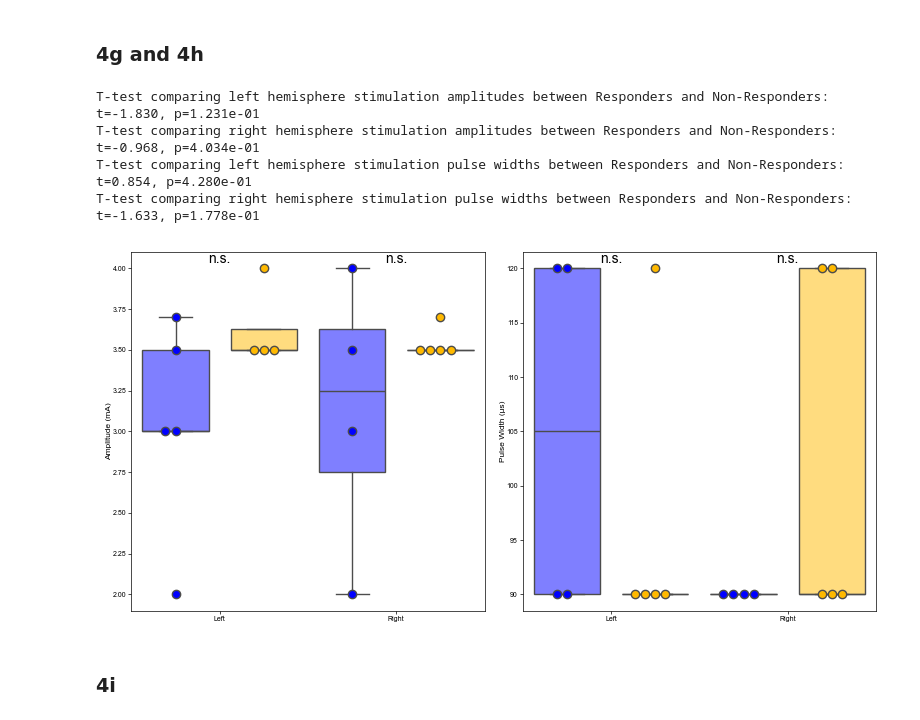
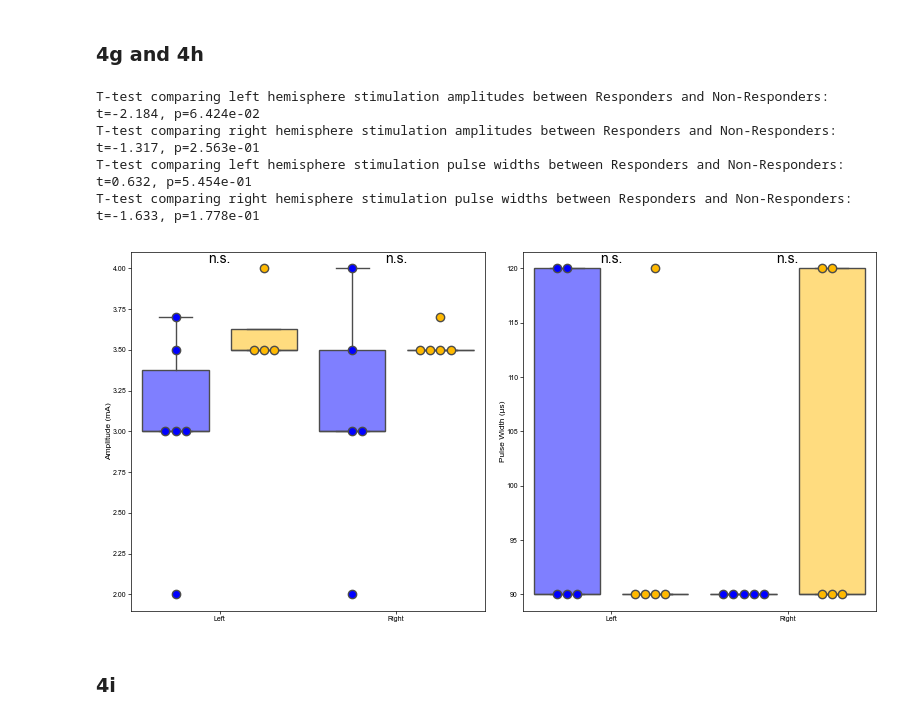
Before and after one commit to ProvenzaLab/PerceptPredictability, a Jupyter notebook: process_data.ipynb, the cells around one changed output. Drawn from its saved outputs; the diff is of its cells as text; code cells hidden in the pictures.

Commit message:
save data tables from figures

```diff
--- a/process_data.ipynb
+++ b/process_data.ipynb
@@ -1379,17 +1379,20 @@ T-test comparing % of post-DBS days above threshold between Responders and Non-R
 ### 4f
 # %%
 feature = 'delta_lfp_left_OvER_interpolate_R2'
+box_stats = pd.DataFrame(columns=['pt_id', 'response_status', 'first_14d_avg_delta_R2'])
 r_vals, nr_vals = [], []
 for pt_id, pt_df in df.dropna(subset=[feature]).groupby('pt_id'):
     response_status = pt_df['response_status'].iloc[0]
-    if response_status == 'Unknown':
-        continue
 
     first_14d_df = pt_df.query('days_since_dbs > 0 and days_since_dbs <= 14').groupby('days_since_dbs').head(1)
     first_14d_avg_feature = first_14d_df[feature].mean()
+
+    box_stats.loc[len(box_stats)] = [pt_id, response_status, first_14d_avg_feature]
+
     if pd.isna(first_14d_avg_feature):
-        continue
-
+            continue
+    if response_status == 'Unknown':
+            continue
     if response_status == 'Responder':
         r_vals.append(first_14d_avg_feature)
     else:
@@ -1414,6 +1417,7 @@ ax.set(
 
 fig.tight_layout()
 fig.savefig('figures/4f.svg', bbox_inches='tight', pad_inches=0)
+box_stats.to_excel('tables/first_14d_avg_delta_R2.xlsx', index=False)
 plt.show()
 # %% [output]
 T-test between responders and non-responders: t=-3.07, p=1.697e-02
@@ -1421,9 +1425,10 @@ T-test between responders and non-responders: t=-3.07, p=1.697e-02
 # %% [markdown]
 ### 4g and 4h
 # %%
+stim_setting_table = pd.DataFrame(columns=['pt_id', 'response_status', 'left_amp', 'right_amp', 'left_pw', 'right_pw'])
 r_left_amps, r_right_amps, nr_left_amps, nr_right_amps = [], [], [], []
 r_left_pws, r_right_pws, nr_left_pws, nr_right_pws = [], [], [], []
-for pt_id in (nr_pts + r_pts):
+for pt_id in df.pt_id.unique():
     pt_df = df.query('pt_id == @pt_id and days_since_dbs == 14').copy()
     if pt_df.empty:
         continue
@@ -1438,6 +1443,9 @@ for pt_id in (nr_pts + r_pts):
         right_pw = pt_df.dropna(subset='active_right_pulse_width').iloc[-1]['active_right_pulse_width']
     except IndexError:
         right_pw = np.nan
+
+    stim_setting_table.loc[len(stim_setting_table)] = [pt_id, response_status, left_amp, right_amp, left_pw, right_pw]
+
     if response_status == 'Responder':
         if not np.isnan(left_amp):
             r_left_amps.append(left_amp)
@@ -1447,7 +1455,7 @@ for pt_id in (nr_pts + r_pts):
             r_left_pws.append(left_pw)
         if not np.isnan(right_pw):
             r_right_pws.append(right_pw)
-    else:
+    elif response_status == 'Non-Responder':
         if not np.isnan(left_amp):
             nr_left_amps.append(left_amp)
         if not np.isnan(right_amp):
@@ -1477,37 +1485,38 @@ fig, axs = plt.subplots(ncols=2, figsize=(8, 4))
 plot_box_and_swarmplot(0, r_left_amps, axs[0], color=COL_PAL['Responder'], alpha=0.5)
 plot_box_and_swarmplot(1, nr_left_amps, axs[0], color=COL_PAL['Non-Responder'], alpha=0.5)
 plot_box_and_swarmplot(2, r_right_amps, axs[0], color=COL_PAL['Responder'], alpha=0.5)
 plot_box_and_swarmplot(3, nr_right_amps, axs[0], color=COL_PAL['Non-Responder'], alpha=0.5)
 plot_box_and_swarmplot(0, r_left_pws, axs[1], color=COL_PAL['Responder'], alpha=0.5)
 plot_box_and_swarmplot(1, nr_left_pws, axs[1], color=COL_PAL['Non-Responder'], alpha=0.5)
 plot_box_and_swarmplot(2, r_right_pws, axs[1], color=COL_PAL['Responder'], alpha=0.5)
 plot_box_and_swarmplot(3, nr_right_pws, axs[1], color=COL_PAL['Non-Responder'], alpha=0.5)
 
 axs[0].text(0.5, 1, left_amp_asterisk_str, ha='center', va='top', transform=axs[0].get_xaxis_transform())
 axs[0].text(2.5, 1, right_amp_asterisk_str, ha='center', va='top', transform=axs[0].get_xaxis_transform())
 axs[1].text(0.5, 1, left_pw_asterisk_str, ha='center', va='top', transform=axs[1].get_xaxis_transform())
 axs[1].text(2.5, 1, right_pw_asterisk_str, ha='center', va='top', transform=axs[1].get_xaxis_transform())
 
 axs[0].set(
     xticks=[0.5, 2.5],
     xticklabels=['Left', 'Right'],
     ylabel='Amplitude (mA)',
 )
 axs[1].set(
     xticks=[0.5, 2.5],
     xticklabels=['Left', 'Right'],
     ylabel='Pulse Width (µs)',
 )
 
 fig.tight_layout()
 fig.savefig('figures/4g_h.svg', bbox_inches='tight', pad_inches=0)
+stim_setting_table.to_excel('tables/stim_settings_at_14d.xlsx', index=False)
 plt.show()
 # %% [output]
-T-test comparing left hemisphere stimulation amplitudes between Responders and Non-Responders: t=-1.830, p=1.231e-01
-T-test comparing right hemisphere stimulation amplitudes between Responders and Non-Responders: t=-0.968, p=4.034e-01
-T-test comparing left hemisphere stimulation pulse widths between Responders and Non-Responders: t=0.854, p=4.280e-01
+T-test comparing left hemisphere stimulation amplitudes between Responders and Non-Responders: t=-2.184, p=6.424e-02
+T-test comparing right hemisphere stimulation amplitudes between Responders and Non-Responders: t=-1.317, p=2.563e-01
+T-test comparing left hemisphere stimulation pulse widths between Responders and Non-Responders: t=0.632, p=5.454e-01
 T-test comparing right hemisphere stimulation pulse widths between Responders and Non-Responders: t=-1.633, p=1.778e-01
-[figure, old version]
+[figure, new version]
 # %% [markdown]
 ### 4i
 # %%
```
Also changed, not shown: parts of 8 cells of this notebook, 3 other files.
